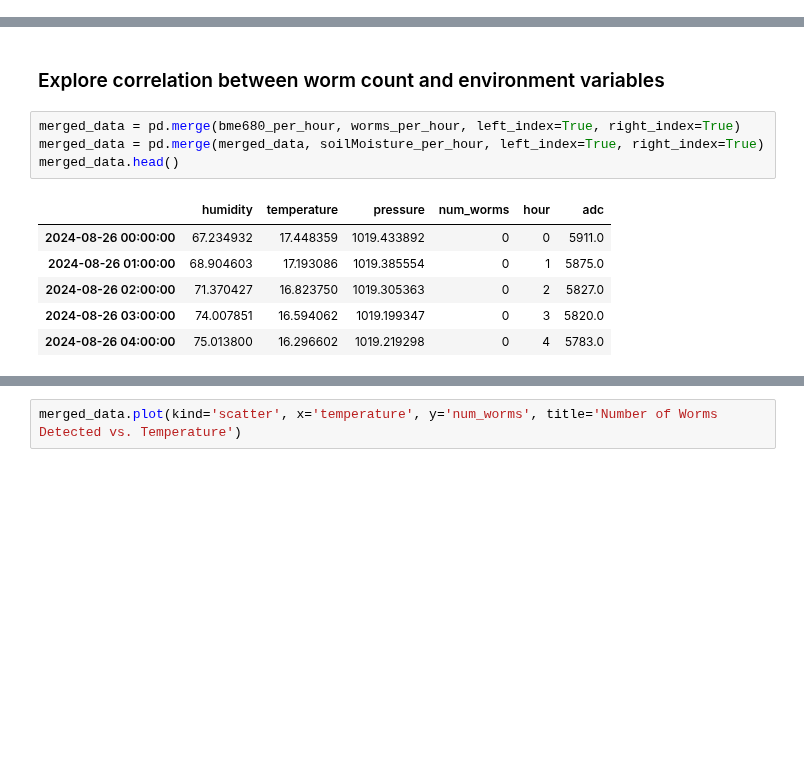
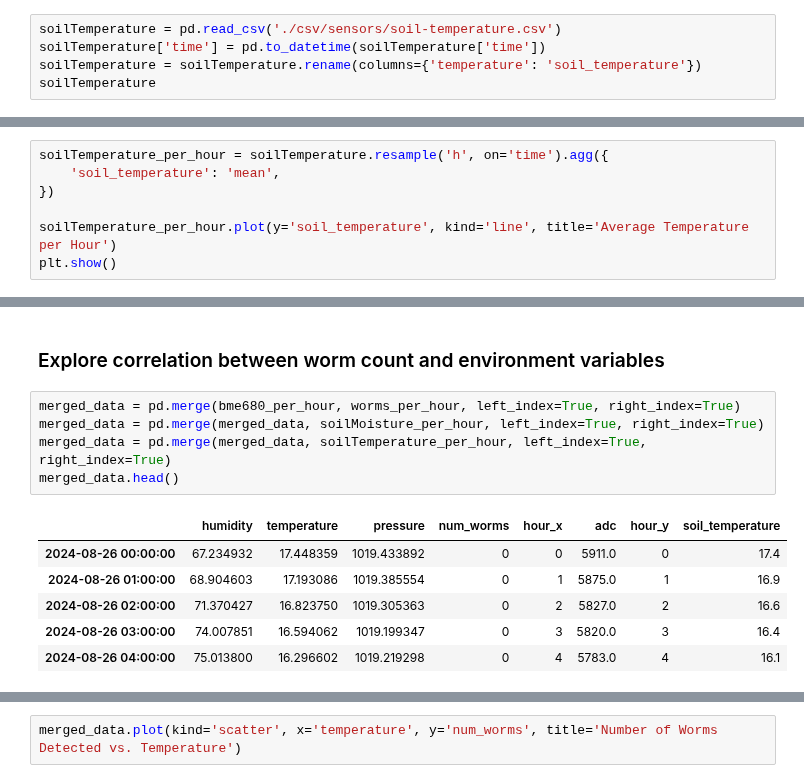
Before and after one commit to wiggle-bin/wiggle-notes, a Jupyter notebook: worms_actvitiy/DataActivityCorrelationUsingUpdatedModel.ipynb, the cells around one changed output, grey strips where cells are left out. Saved outputs shown, nothing was run; the diff lists cells and outputs as text; blank space fills up the shorter version.

```diff
--- a/worms_actvitiy/DataActivityCorrelationUsingUpdatedModel.ipynb
+++ b/worms_actvitiy/DataActivityCorrelationUsingUpdatedModel.ipynb
@@ -255,0 +258,5 @@ plt.show()
+# %%
+soilTemperature = pd.read_csv('./csv/sensors/soil-temperature.csv')
+soilTemperature['time'] = pd.to_datetime(soilTemperature['time'])
+soilTemperature = soilTemperature.rename(columns={'temperature': 'soil_temperature'})
+soilTemperature
@@ -255,0 +282,7 @@ plt.show()
+# %%
+soilTemperature_per_hour = soilTemperature.resample('h', on='time').agg({
+    'soil_temperature': 'mean',
+})
+
+soilTemperature_per_hour.plot(y='soil_temperature', kind='line', title='Average Temperature per Hour')
+plt.show()
@@ -258,13 +293,14 @@ plt.show()
 # %%
 merged_data = pd.merge(bme680_per_hour, worms_per_hour, left_index=True, right_index=True)
 merged_data = pd.merge(merged_data, soilMoisture_per_hour, left_index=True, right_index=True)
+merged_data = pd.merge(merged_data, soilTemperature_per_hour, left_index=True, right_index=True)
 merged_data.head()
 # %% [output]
-|  | humidity | temperature | pressure | num_worms | hour | adc |
-| 2024-08-26 00:00:00 | 67.234932 | 17.448359 | 1019.433892 | 0 | 0 | 5911.0 |
-| 2024-08-26 01:00:00 | 68.904603 | 17.193086 | 1019.385554 | 0 | 1 | 5875.0 |
-| 2024-08-26 02:00:00 | 71.370427 | 16.823750 | 1019.305363 | 0 | 2 | 5827.0 |
-| 2024-08-26 03:00:00 | 74.007851 | 16.594062 | 1019.199347 | 0 | 3 | 5820.0 |
-| 2024-08-26 04:00:00 | 75.013800 | 16.296602 | 1019.219298 | 0 | 4 | 5783.0 |
+|  | humidity | temperature | pressure | num_worms | hour_x | adc | hour_y | soil_temperature |
+| 2024-08-26 00:00:00 | 67.234932 | 17.448359 | 1019.433892 | 0 | 0 | 5911.0 | 0 | 17.4 |
+| 2024-08-26 01:00:00 | 68.904603 | 17.193086 | 1019.385554 | 0 | 1 | 5875.0 | 1 | 16.9 |
+| 2024-08-26 02:00:00 | 71.370427 | 16.823750 | 1019.305363 | 0 | 2 | 5827.0 | 2 | 16.6 |
+| 2024-08-26 03:00:00 | 74.007851 | 16.594062 | 1019.199347 | 0 | 3 | 5820.0 | 3 | 16.4 |
+| 2024-08-26 04:00:00 | 75.013800 | 16.296602 | 1019.219298 | 0 | 4 | 5783.0 | 4 | 16.1 |
 # %%
 sns.heatmap(
```
Also changed, not shown: parts of 5 cells of this notebook, 1 other file.
